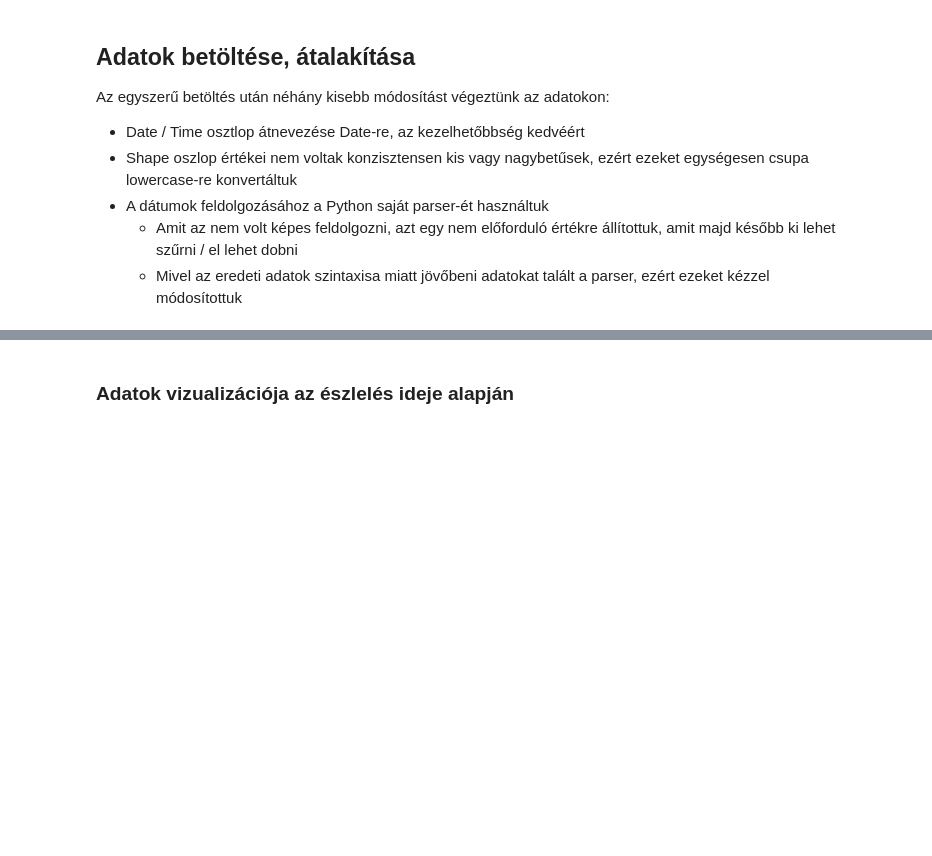
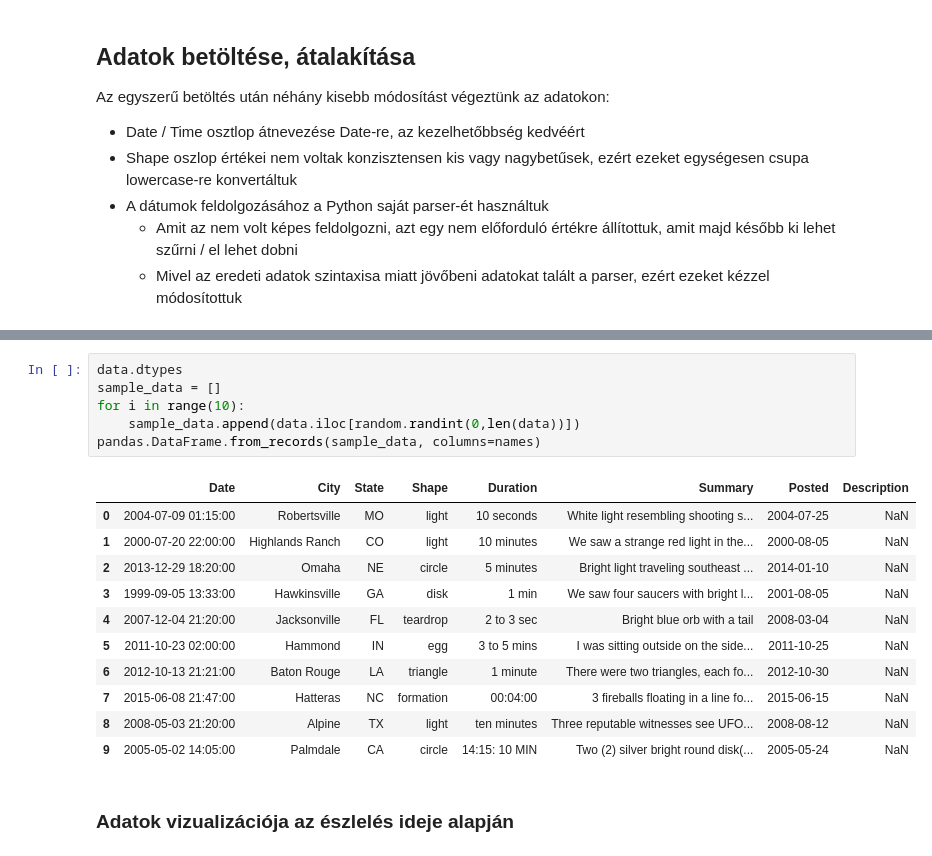
Before and after one commit to brabulla/Big-Data-UFO1-homework, a Jupyter notebook: UFO1 data analysis.ipynb, the cells around one changed output, grey strips where cells are left out. Cells and saved outputs as stored; diff of their text form; blank space fills up the shorter version.

```diff
--- a/UFO1 data analysis.ipynb
+++ b/UFO1 data analysis.ipynb
@@ -98,3 +81,21 @@ wrong_data
+# %%
+data.dtypes
+sample_data = []
+for i in range(10):
+    sample_data.append(data.iloc[random.randint(0,len(data))])
+pandas.DataFrame.from_records(sample_data, columns=names)
+# %% [output]
+|  | Date | City | State | Shape | Duration | Summary | Posted | Description |
+| 0 | 2004-07-09 01:15:00 | Robertsville | MO | light | 10 seconds | White light resembling shooting s... | 2004-07-25 | NaN |
+| 1 | 2000-07-20 22:00:00 | Highlands Ranch | CO | light | 10 minutes | We saw a strange red light in the... | 2000-08-05 | NaN |
+| 2 | 2013-12-29 18:20:00 | Omaha | NE | circle | 5 minutes | Bright light traveling southeast ... | 2014-01-10 | NaN |
+| 3 | 1999-09-05 13:33:00 | Hawkinsville | GA | disk | 1 min | We saw four saucers with bright l... | 2001-08-05 | NaN |
+| 4 | 2007-12-04 21:20:00 | Jacksonville | FL | teardrop | 2 to 3 sec | Bright blue orb with a tail | 2008-03-04 | NaN |
+| 5 | 2011-10-23 02:00:00 | Hammond | IN | egg | 3 to 5 mins | I was sitting outside on the side... | 2011-10-25 | NaN |
+| 6 | 2012-10-13 21:21:00 | Baton Rouge | LA | triangle | 1 minute | There were two triangles, each fo... | 2012-10-30 | NaN |
+| 7 | 2015-06-08 21:47:00 | Hatteras | NC | formation | 00:04:00 | 3 fireballs floating in a line fo... | 2015-06-15 | NaN |
+| 8 | 2008-05-03 21:20:00 | Alpine | TX | light | ten minutes | Three reputable witnesses see UFO... | 2008-08-12 | NaN |
+| 9 | 2005-05-02 14:05:00 | Palmdale | CA | circle | 14:15: 10 MIN | Two (2) silver bright round disk(... | 2005-05-24 | NaN |
 # %% [markdown]
 ### Adatok vizualizációja az észlelés ideje alapján
 # %%
```
Also changed, not shown: parts of 14 cells of this notebook.
